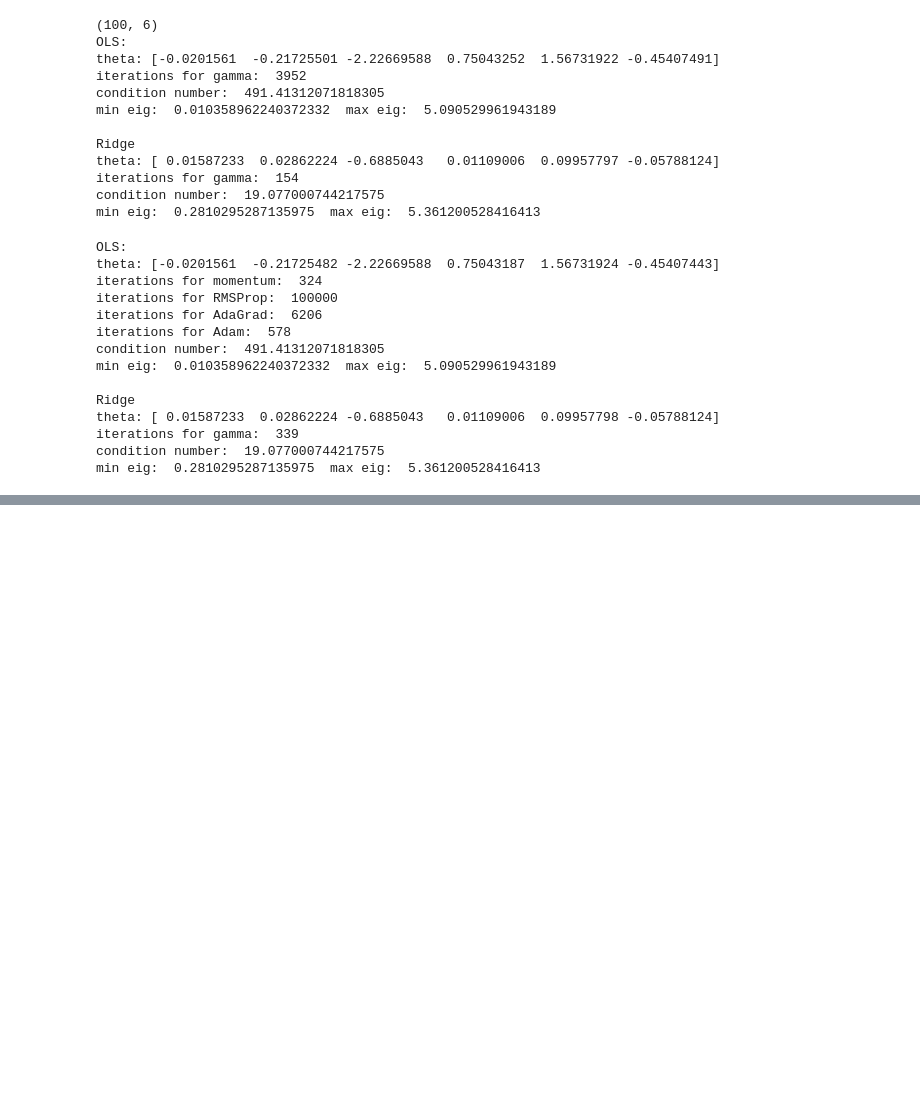
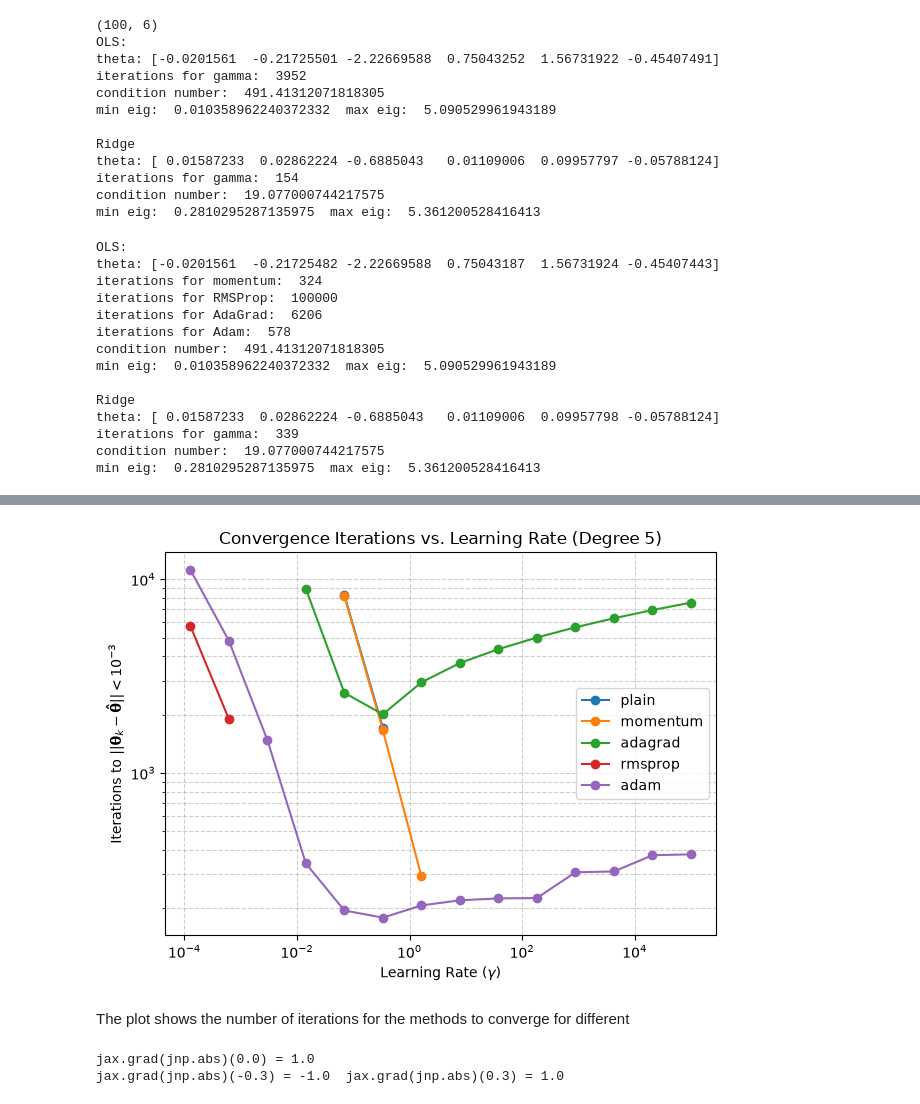
Before and after one commit to joska223/FYS-STK-4155-Prosjekt-1, a Jupyter notebook: prosjekt_1.ipynb, the cells around one changed output, grey strips where cells are left out. Drawn from its saved outputs; the diff is of its cells as text; code cells hidden in the pictures; blank space fills up the shorter version.

```diff
--- a/prosjekt_1.ipynb
+++ b/prosjekt_1.ipynb
@@ -853,0 +966,55 @@ min eig:  0.2810295287135975  max eig:  5.361200528416413
+# %%
+num = 20
+gammas = np.logspace(-8,5,num)
+theta_exact_5 = closed_form(X5, y5, )
+
+#Resten skrevet av gemini med litt input fra meg:
+lbd = 0
+grad_5_fn = lambda theta: gradient(theta, X5, y5, lam=0.0)
+max_iters = 20000
+target_tol = 1e-3
+
+methods = ["plain", "momentum", "adagrad", "rmsprop", "adam"]
+for method in methods:
+    iterations_to_target = np.zeros(num)
+
+    for i, gamma in enumerate(gammas):
+        theta0 = np.zeros(X5.shape[1])
+
+        # Run full optimization budget without stopping on gradient tolerance
+        history, _ = optimise(grad_5_fn, theta0, method, gamma, num_iters=max_iters, tol=0)
+
+        # Compute exact error distance ||theta_k - theta_hat|| for each iteration step
+        distances = np.linalg.norm(history - theta_exact_5, axis=1)
+
+        # Find first iteration step reaching the threshold
+        converged_steps = np.where(distances < target_tol)[0]
+
+        if len(converged_steps) > 0:
+            iterations_to_target[i] = converged_steps[0]
+        else:
+            # Set to max_iters (or np.nan) to indicate non-convergence
+            iterations_to_target[i] = np.nan
+
+    plt.loglog(gammas, iterations_to_target, marker="o", label=method)
+
+plt.xlabel(r"Learning Rate ($\gamma$)")
+plt.ylabel(r"Iterations to $||\mathbf{\theta}_k - \mathbf{\hat{\theta}}|| < 10^{-3}$")
+plt.title("Convergence Iterations vs. Learning Rate (Degree 5)")
+plt.grid(True, which="both", linestyle="--", alpha=0.6)
+plt.legend()
+plt.tight_layout()
+plt.show()
+# %% [output]
+[figure, added]
+# %% [markdown]
+The plot shows the number of iterations for the methods to converge for different
+# %%
+# What does AD say about d|theta|/dtheta at theta = 0?  (Discuss whether this is a valid subgradient.)
+print("jax.grad(jnp.abs)(0.0) =", jax.grad(jnp.abs)(0.0))
+print("jax.grad(jnp.abs)(-0.3) =", jax.grad(jnp.abs)(-0.3), " jax.grad(jnp.abs)(0.3) =", jax.grad(jnp.abs)(0.3))
+
+# Your Lasso code for part g) here
+# %% [output]
+jax.grad(jnp.abs)(0.0) = 1.0
+jax.grad(jnp.abs)(-0.3) = -1.0  jax.grad(jnp.abs)(0.3) = 1.0
```
Also changed, not shown: parts of 8 cells of this notebook.
